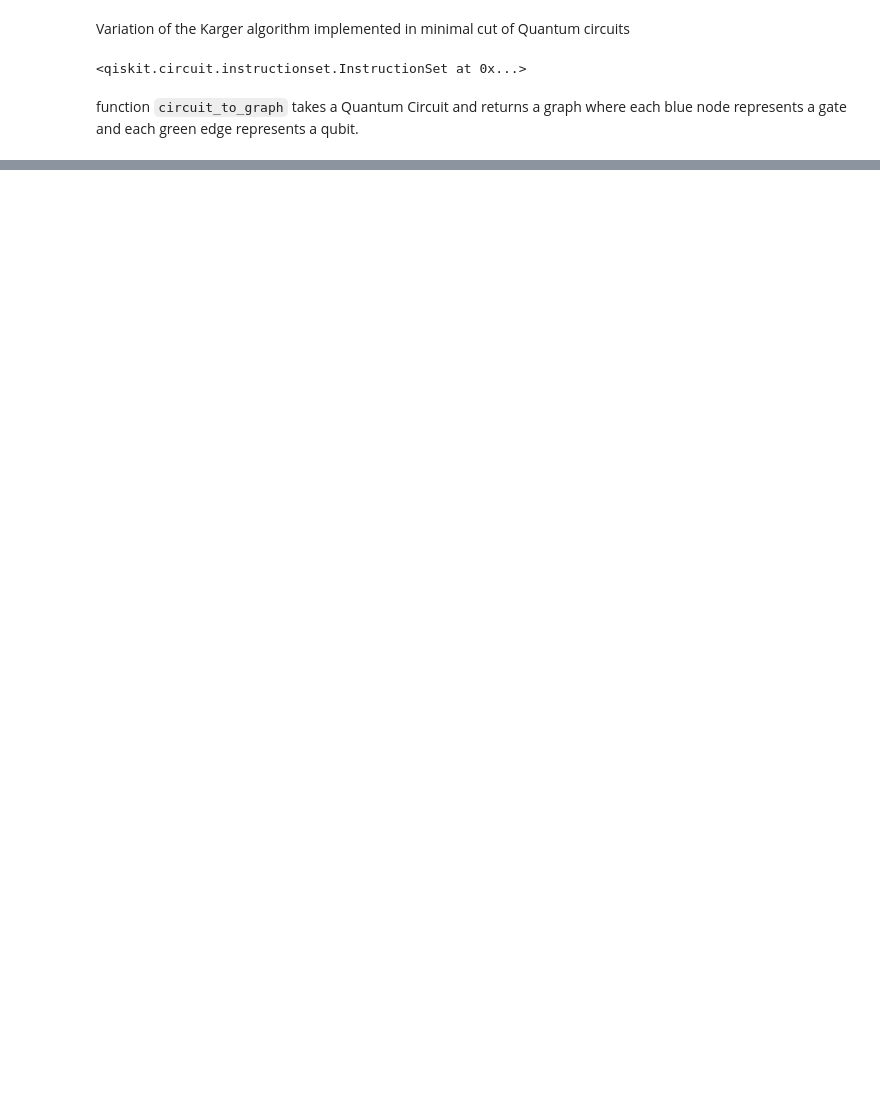
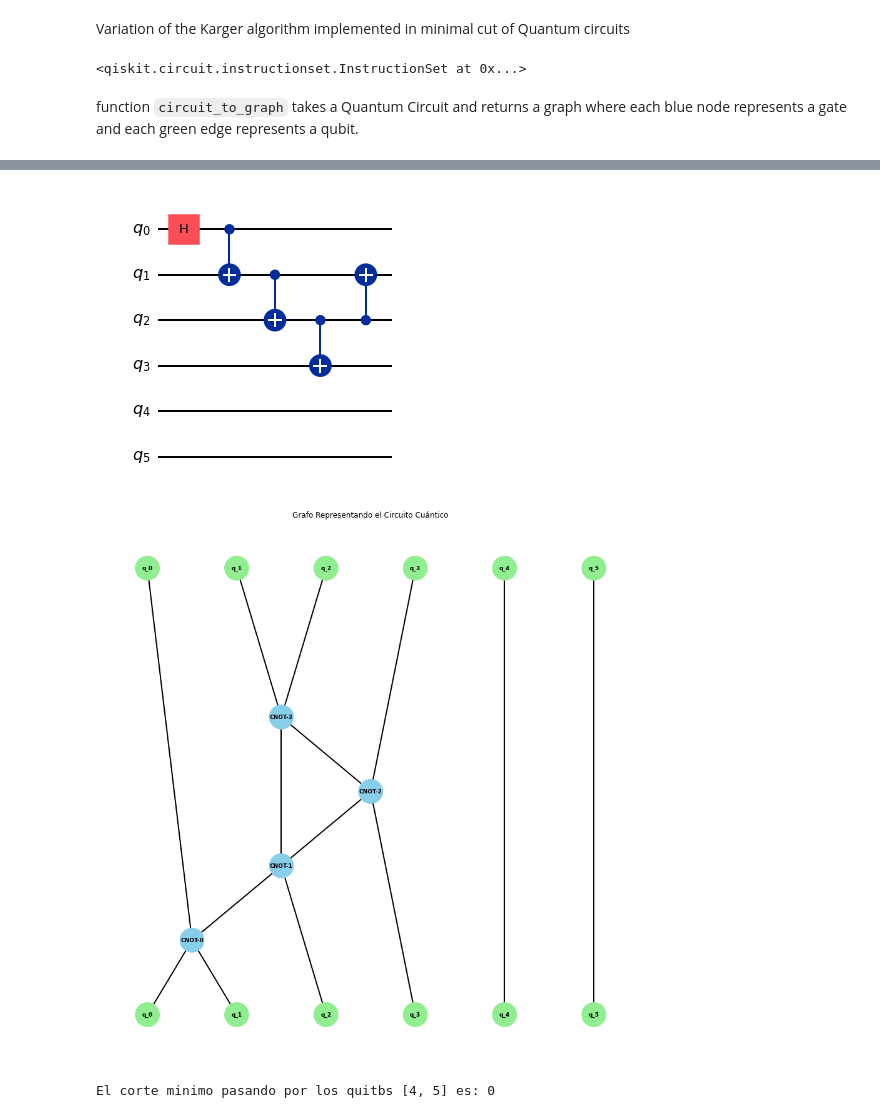
Before and after one commit to PiPevafo/Minimal-cut-in-a-Quantum-Circuit, a Jupyter notebook: karger_modified.ipynb, the cells around one changed output, grey strips where cells are left out. Saved outputs shown, nothing was run; the diff lists cells and outputs as text; code cells hidden in the pictures; blank space fills up the shorter version.

```diff
--- a/karger_modified.ipynb
+++ b/karger_modified.ipynb
@@ -316,0 +209,35 @@ El corte mínimo encontrado por el algoritmo de Karger es: 3
+# %%
+qc = QuantumCircuit(6)
+qc.h(0)
+qc.cx(0, 1)
+qc.cx(1, 2)
+qc.cx(2, 3)
+qc.cx(2, 1)
+
+G, pos, qubit_top_nodes = circuit_to_graph(qc)
+
+# Dibujar el grafo
+plt.figure(figsize=(12, 12))
+node_colors = ['skyblue' if 'CNOT' in node else 'lightgreen' for node in G.nodes()]
+nx.draw(G, pos, with_labels=True, labels=nx.get_node_attributes(G, 'label'), node_color=node_colors, edge_color="black", node_size=1500, font_size=9, font_weight="bold", width=2)
+plt.title("Grafo Representando el Circuito Cuántico")
+
+
+# Mostrar el circuito cuántico y el grafo
+display(qc.draw(output='mpl'))
+plt.show()
+
+
+exclude_nodes = [4, 5]
+
+min_cut = float('inf')
+
+for _ in range(trials):
+    cut = karger_min_cut_circuit(G, pos, False, qubit_top_nodes, exclude_nodes)
+    min_cut = min(min_cut, cut)
+
+print(f"El corte minimo pasando por los quitbs {exclude_nodes} es: {min_cut}")
+# %% [output]
+[figure, added]
+[figure, added]
+El corte minimo pasando por los quitbs [4, 5] es: 0
```
Also changed, not shown: parts of 4 cells of this notebook, 2 other files.
